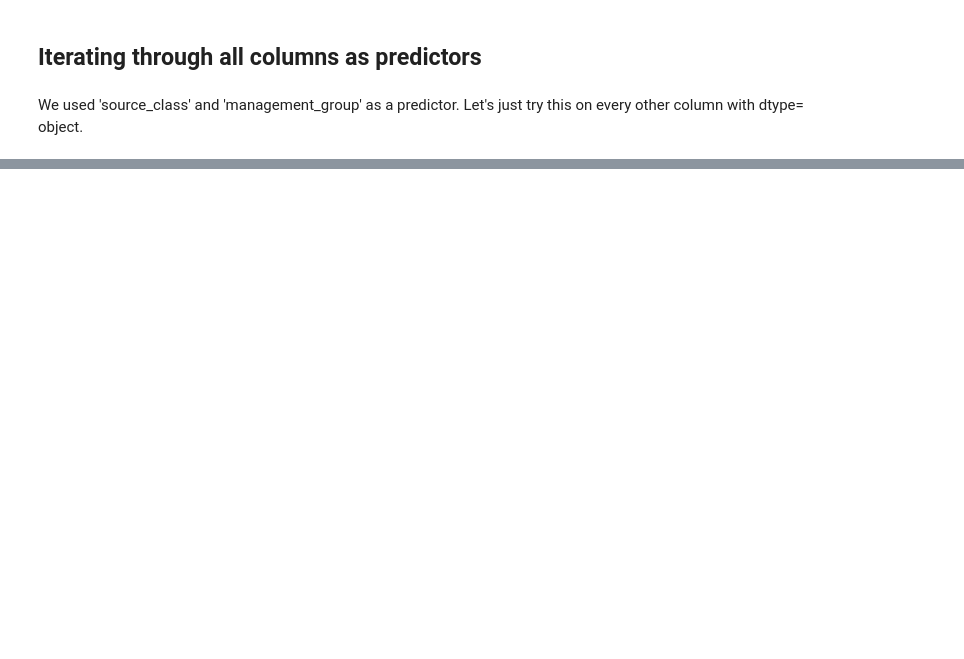
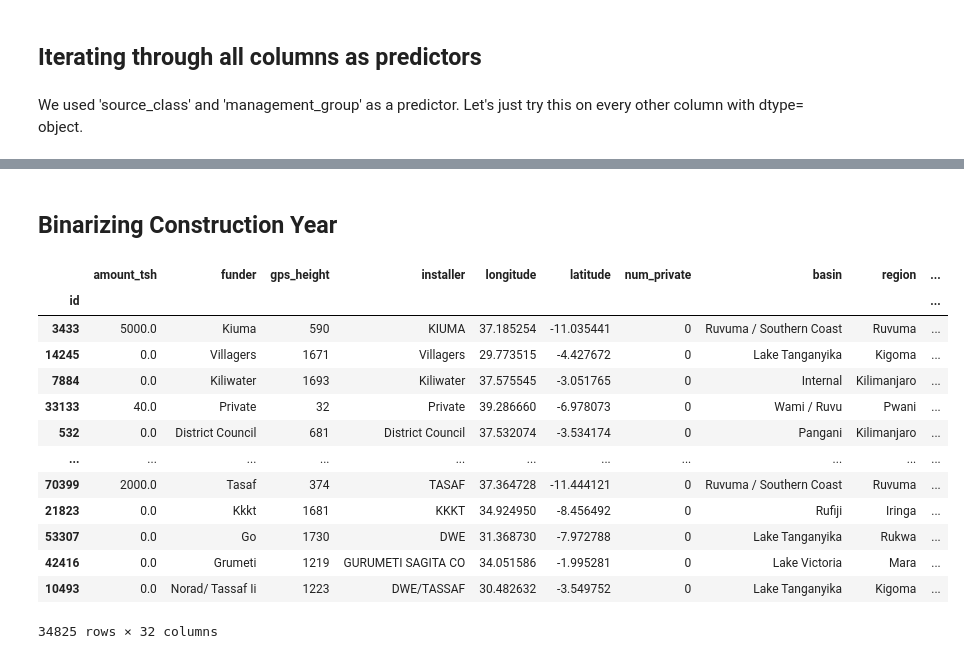
Before and after one commit to fivearm/Phase_3_Project, a Jupyter notebook: 01_data_preparation.ipynb, the cells around one changed output, grey strips where cells are left out. Saved outputs shown, nothing was run; the diff lists cells and outputs as text; code cells hidden in the pictures; blank space fills up the shorter version.

```diff
--- a/01_data_preparation.ipynb
+++ b/01_data_preparation.ipynb
@@ -346 +346,21 @@ Log Loss: 0.0005703311839850293
 -----------------------------
+# %% [markdown]
+## Binarizing Construction Year
+# %%
+year_df = df[df['construction_year'] != 0]
+year_df
+# %% [output]
+|  | amount_tsh | funder | gps_height | installer | longitude | latitude | num_private | basin | region | ... |
+| id |  |  |  |  |  |  |  |  |  | ... |
+| 3433 | 5000.0 | Kiuma | 590 | KIUMA | 37.185254 | -11.035441 | 0 | Ruvuma / Southern Coast | Ruvuma | ... |
+| 14245 | 0.0 | Villagers | 1671 | Villagers | 29.773515 | -4.427672 | 0 | Lake Tanganyika | Kigoma | ... |
+| 7884 | 0.0 | Kiliwater | 1693 | Kiliwater | 37.575545 | -3.051765 | 0 | Internal | Kilimanjaro | ... |
+| 33133 | 40.0 | Private | 32 | Private | 39.286660 | -6.978073 | 0 | Wami / Ruvu | Pwani | ... |
+| 532 | 0.0 | District Council | 681 | District Council | 37.532074 | -3.534174 | 0 | Pangani | Kilimanjaro | ... |
+| ... | ... | ... | ... | ... | ... | ... | ... | ... | ... | ... |
+| 70399 | 2000.0 | Tasaf | 374 | TASAF | 37.364728 | -11.444121 | 0 | Ruvuma / Southern Coast | Ruvuma | ... |
+| 21823 | 0.0 | Kkkt | 1681 | KKKT | 34.924950 | -8.456492 | 0 | Rufiji | Iringa | ... |
+| 53307 | 0.0 | Go | 1730 | DWE | 31.368730 | -7.972788 | 0 | Lake Tanganyika | Rukwa | ... |
+| 42416 | 0.0 | Grumeti | 1219 | GURUMETI SAGITA CO | 34.051586 | -1.995281 | 0 | Lake Victoria | Mara | ... |
+| 10493 | 0.0 | Norad/ Tassaf Ii | 1223 | DWE/TASSAF | 30.482632 | -3.549752 | 0 | Lake Tanganyika | Kigoma | ... |
+34825 rows × 32 columns
```
Also changed, not shown: parts of 12 cells of this notebook, 6 other files.
